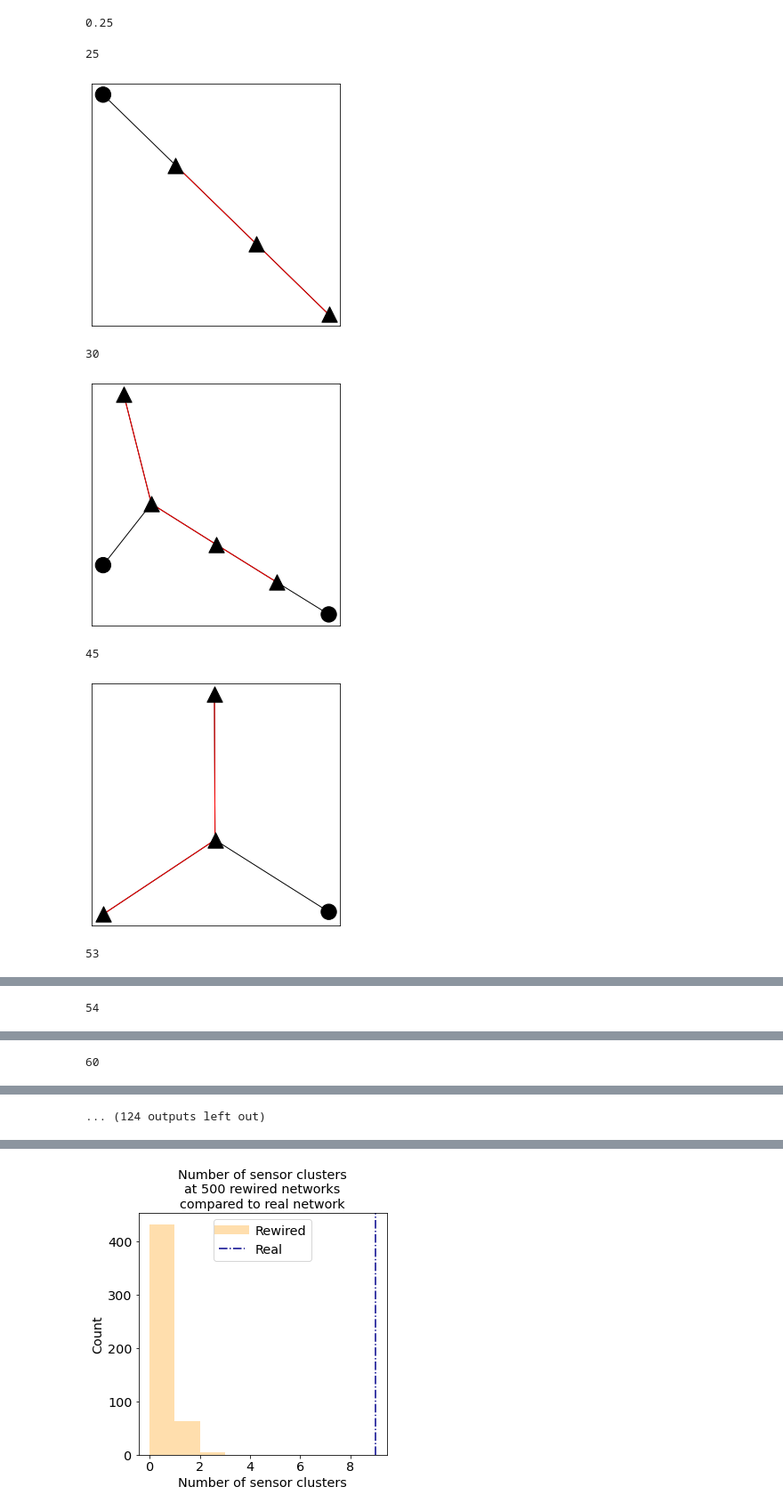
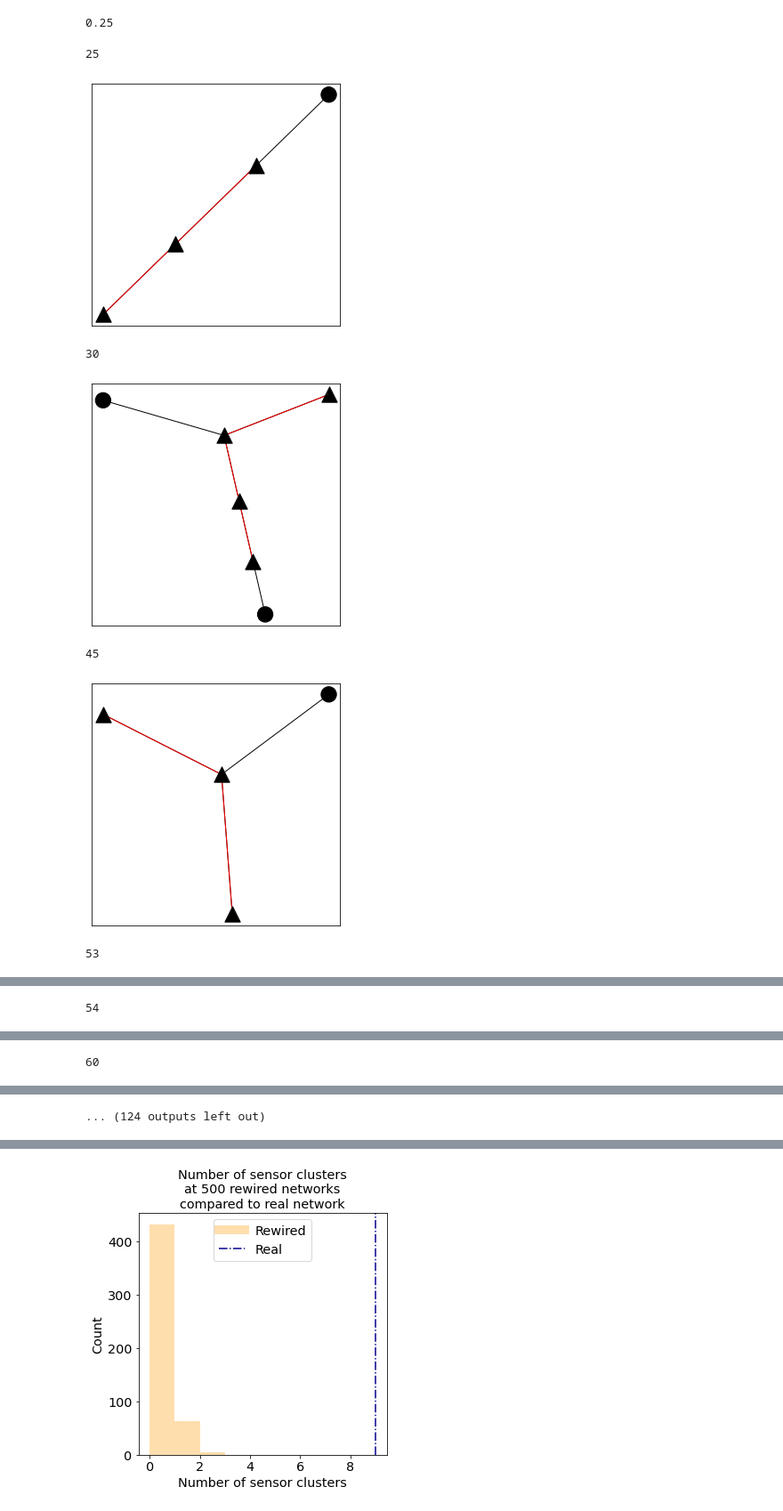
Before and after one commit to oacar/enm_package, a Jupyter notebook: notebooks/05-Rewired-network-sensors.ipynb, the cells around one changed output, grey strips where cells are left out. Shown: that part at 89% size. Saved outputs shown, nothing was run; the diff lists cells and outputs as text; code cells hidden in the pictures.

```diff
--- a/notebooks/05-Rewired-network-sensors.ipynb
+++ b/notebooks/05-Rewired-network-sensors.ipynb
@@ -313,11 +330,13 @@ len(idxx2)/len(res2)
 len(idxx2)/len(idxx)
 # %% [output]
 0.25
+# %%
+rewired_nw_list = [nx.read_edgelist(f'../data/interim/rewired_data500/{idx}/g_rew_{idx}.edgelist.gz') for idx in range(500)]
 # %%
-def plot_sensors(e_pcc,idx):
-    e =e_pcc.e_list[idx]
-    sub_orfs =  e.sensors_df.dropna(subset=['sensor_cluster']).orf_name.tolist()
-    g = e.graph_gc
+def plot_sensors(rew_list,idx ,sensors_df_list):
+    g =rew_list[idx]
+    sub_orfs =  sensors_df_list.loc[sensors_df_list.level_0==idx].dropna(subset=['sensor_cluster']).orf_name.tolist()
+    #g = e.graph_gc
     induced_g = nx.induced_subgraph(g,sub_orfs)
     sub_nw = get_subnetwork(g, sub_orfs, radius= 1)
     pos_sub = nx.spring_layout(sub_nw)
@@ -331,14 +362,14 @@ def plot_sensors(e_pcc,idx):
 # %%
 for i in idxx:
     print(i)
-    plot_sensors(e_pcc,i)
+    plot_sensors(rewired_nw_list,i,sensors_df_rew)
 # %% [output]
 25
-[figure, old version]
+[figure, new version]
 30
-[figure, old version]
+[figure, new version]
 45
-[figure, old version]
+[figure, new version]
 53
 [figure]
 54
```
Also changed, not shown: parts of 15 cells of this notebook, 33 other files.
